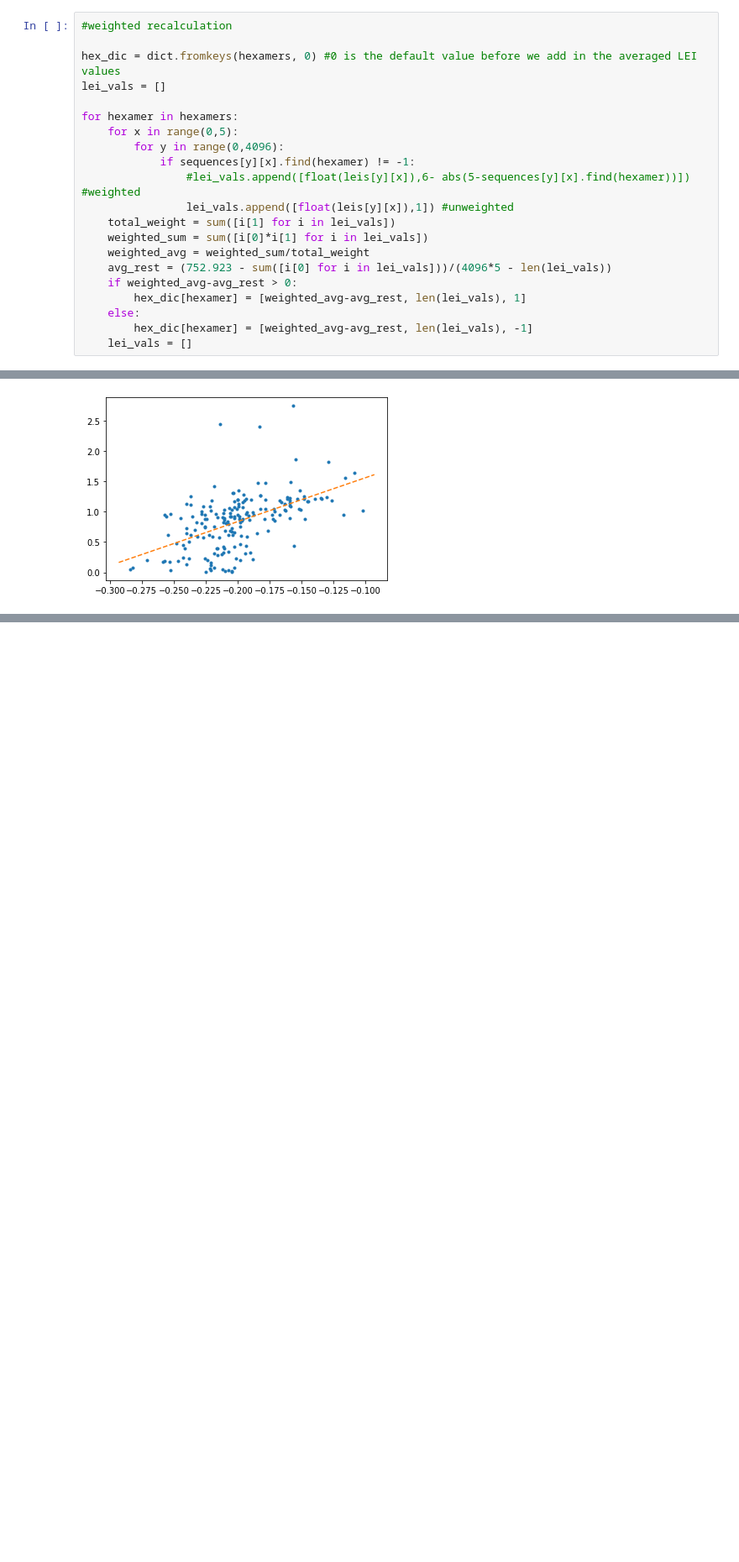
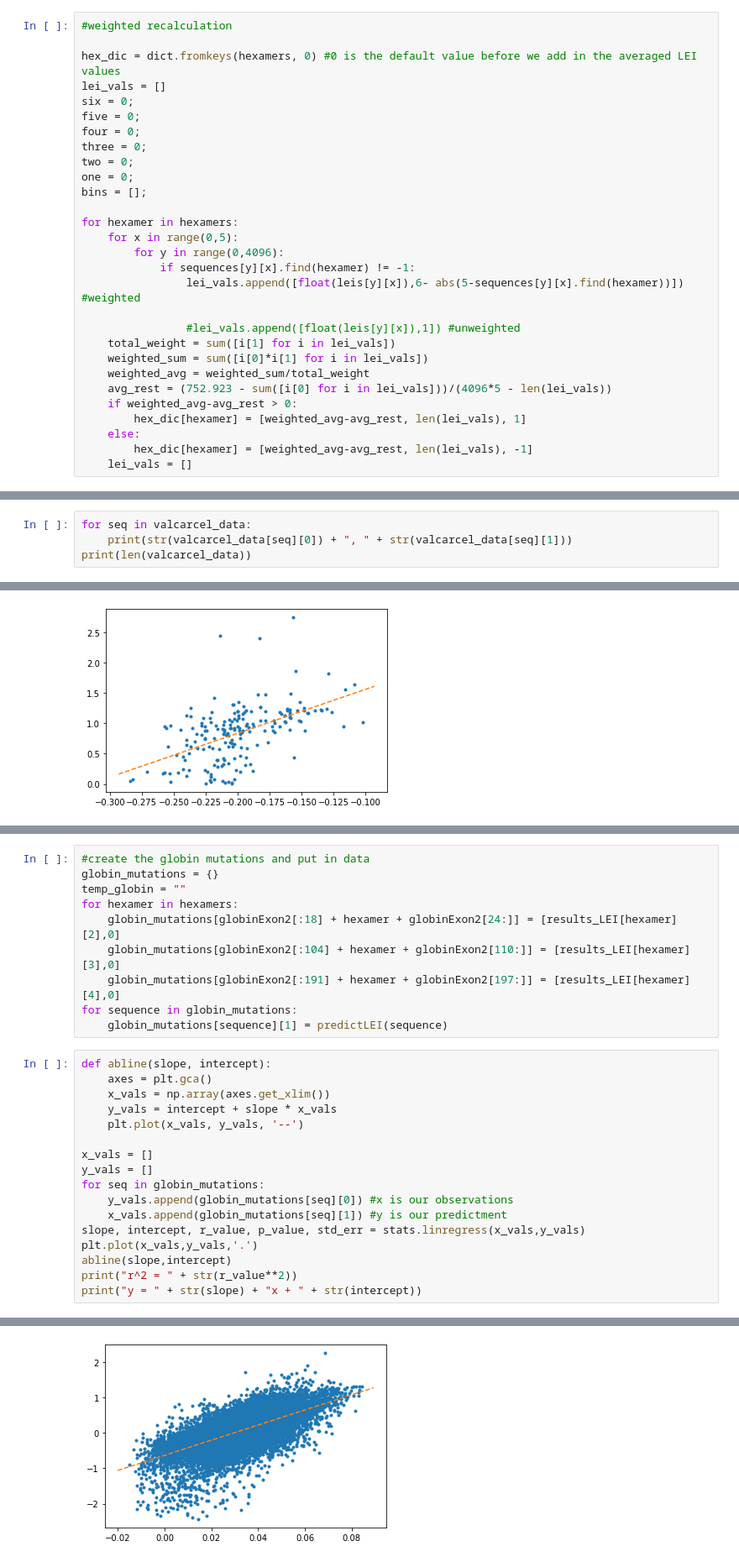
Before and after one commit to danielsjoo/Surf2021Research, a Jupyter notebook: newHexWeights.ipynb, the cells around one changed output, grey strips where cells are left out. Shown at 84% size. Saved outputs shown, nothing was run; the diff lists cells and outputs as text; blank space fills up the shorter version.

Commit message:
fitted data against test data

```diff
--- a/newHexWeights.ipynb
+++ b/newHexWeights.ipynb
@@ -91,13 +101,21 @@ I will leave out the p test for now, I will just copy the data for significance
 
 hex_dic = dict.fromkeys(hexamers, 0) #0 is the default value before we add in the averaged LEI values
 lei_vals = []
+six = 0;
+five = 0;
+four = 0;
+three = 0;
+two = 0;
+one = 0;
+bins = [];
 
 for hexamer in hexamers:
     for x in range(0,5):
         for y in range(0,4096):
             if sequences[y][x].find(hexamer) != -1:
-                #lei_vals.append([float(leis[y][x]),6- abs(5-sequences[y][x].find(hexamer))]) #weighted
-                lei_vals.append([float(leis[y][x]),1]) #unweighted
+                lei_vals.append([float(leis[y][x]),6- abs(5-sequences[y][x].find(hexamer))]) #weighted
+
+                #lei_vals.append([float(leis[y][x]),1]) #unweighted
     total_weight = sum([i[1] for i in lei_vals])
     weighted_sum = sum([i[0]*i[1] for i in lei_vals])
     weighted_avg = weighted_sum/total_weight
@@ -170,0 +185,4 @@ print(valcarcel_data)
+# %%
+for seq in valcarcel_data:
+    print(str(valcarcel_data[seq][0]) + ", " + str(valcarcel_data[seq][1]))
+print(len(valcarcel_data))
@@ -194,0 +265,28 @@ y = 7.235859600571733x + 2.2842729485798525
+# %%
+#create the globin mutations and put in data
+globin_mutations = {}
+temp_globin = ""
+for hexamer in hexamers:
+    globin_mutations[globinExon2[:18] + hexamer + globinExon2[24:]] = [results_LEI[hexamer][2],0]
+    globin_mutations[globinExon2[:104] + hexamer + globinExon2[110:]] = [results_LEI[hexamer][3],0]
+    globin_mutations[globinExon2[:191] + hexamer + globinExon2[197:]] = [results_LEI[hexamer][4],0]
+for sequence in globin_mutations:
+    globin_mutations[sequence][1] = predictLEI(sequence)
+# %%
+def abline(slope, intercept):
+    axes = plt.gca()
+    x_vals = np.array(axes.get_xlim())
+    y_vals = intercept + slope * x_vals
+    plt.plot(x_vals, y_vals, '--')
+
+x_vals = []
+y_vals = []
+for seq in globin_mutations:
+    y_vals.append(globin_mutations[seq][0]) #x is our observations
+    x_vals.append(globin_mutations[seq][1]) #y is our predictment
+slope, intercept, r_value, p_value, std_err = stats.linregress(x_vals,y_vals)
+plt.plot(x_vals,y_vals,'.')
+abline(slope,intercept)
+print("r^2 = " + str(r_value**2))
+print("y = " + str(slope) + "x + " + str(intercept))
+# %% [output]
@@ -194,0 +295 @@ y = 7.235859600571733x + 2.2842729485798525
+[figure, added]
```
Also changed, not shown: parts of 6 cells of this notebook, 1 other file.
